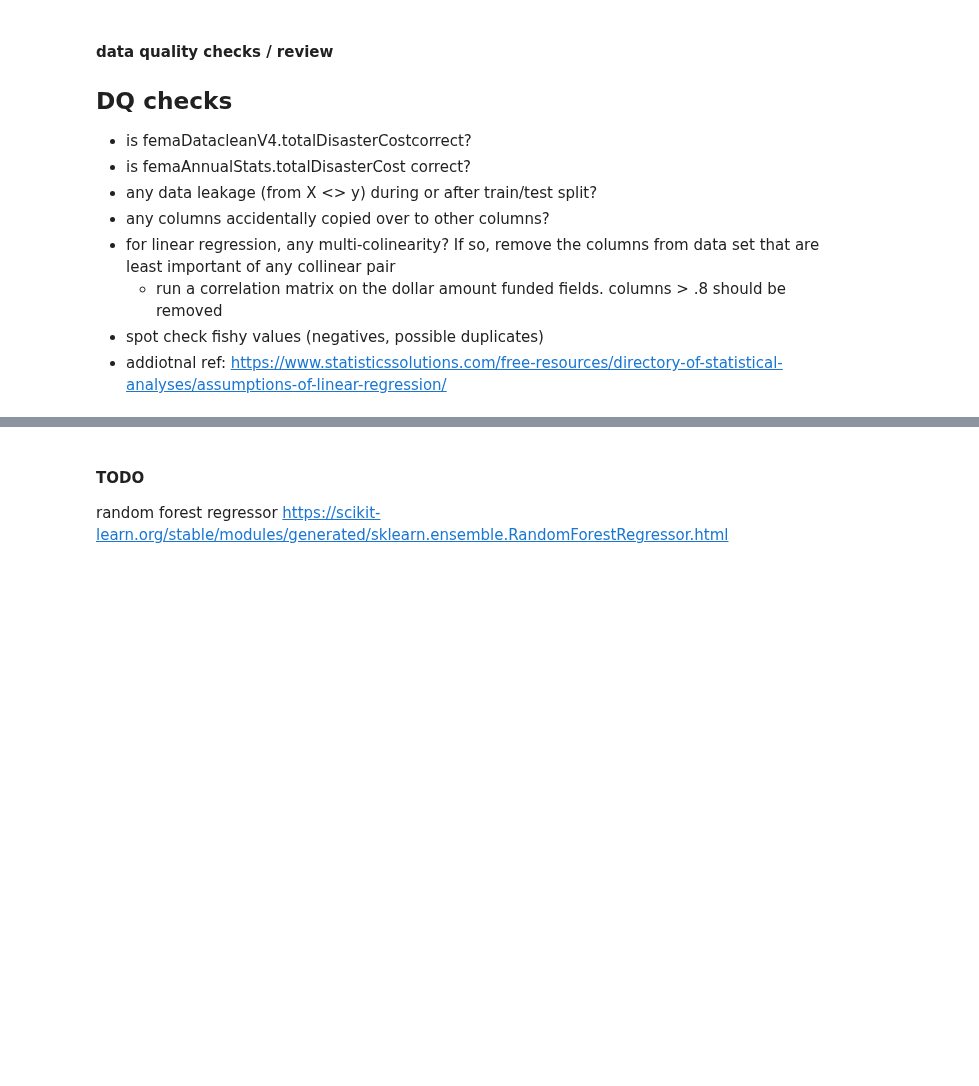
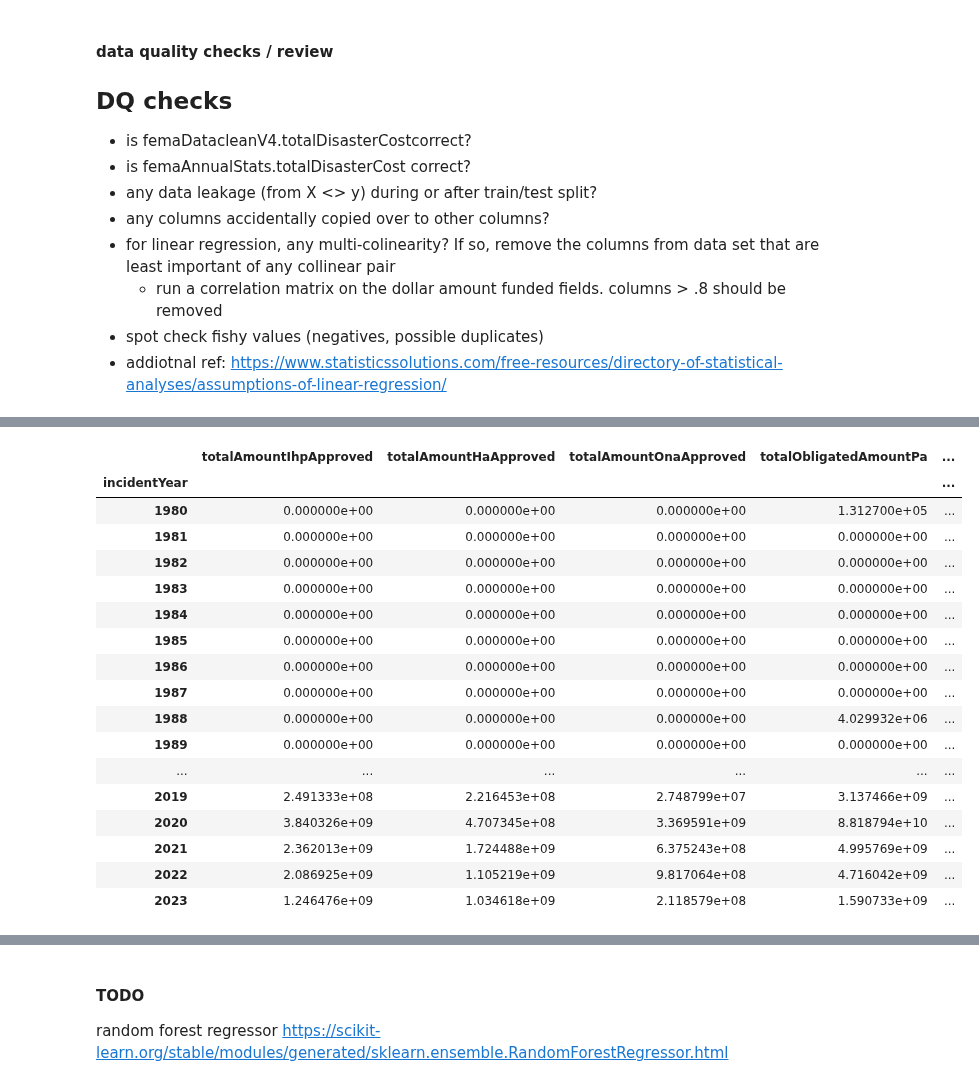
Before and after one commit to mdgarber/FEMADisasterCostForecasting, a Jupyter notebook: femadisastercostforecasting/notebooks/FEMA-Modeling.ipynb, the cells around one changed output, grey strips where cells are left out. Saved outputs shown, nothing was run; the diff lists cells and outputs as text; code cells hidden in the pictures; blank space fills up the shorter version.

```diff
--- a/femadisastercostforecasting/notebooks/FEMA-Modeling.ipynb
+++ b/femadisastercostforecasting/notebooks/FEMA-Modeling.ipynb
@@ -448,0 +473,21 @@ for row in femaDataCleanV4[['totalAmountIhpApproved', 'totalAmountHaApproved', '
+# %%
+femaAnnualStats[fundAmountCols]
+# %% [output]
+|  | totalAmountIhpApproved | totalAmountHaApproved | totalAmountOnaApproved | totalObligatedAmountPa | ... |
+| incidentYear |  |  |  |  | ... |
+| 1980 | 0.000000e+00 | 0.000000e+00 | 0.000000e+00 | 1.312700e+05 | ... |
+| 1981 | 0.000000e+00 | 0.000000e+00 | 0.000000e+00 | 0.000000e+00 | ... |
+| 1982 | 0.000000e+00 | 0.000000e+00 | 0.000000e+00 | 0.000000e+00 | ... |
+| 1983 | 0.000000e+00 | 0.000000e+00 | 0.000000e+00 | 0.000000e+00 | ... |
+| 1984 | 0.000000e+00 | 0.000000e+00 | 0.000000e+00 | 0.000000e+00 | ... |
+| 1985 | 0.000000e+00 | 0.000000e+00 | 0.000000e+00 | 0.000000e+00 | ... |
+| 1986 | 0.000000e+00 | 0.000000e+00 | 0.000000e+00 | 0.000000e+00 | ... |
+| 1987 | 0.000000e+00 | 0.000000e+00 | 0.000000e+00 | 0.000000e+00 | ... |
+| 1988 | 0.000000e+00 | 0.000000e+00 | 0.000000e+00 | 4.029932e+06 | ... |
+| 1989 | 0.000000e+00 | 0.000000e+00 | 0.000000e+00 | 0.000000e+00 | ... |
+| ... | ... | ... | ... | ... | ... |
+| 2019 | 2.491333e+08 | 2.216453e+08 | 2.748799e+07 | 3.137466e+09 | ... |
+| 2020 | 3.840326e+09 | 4.707345e+08 | 3.369591e+09 | 8.818794e+10 | ... |
+| 2021 | 2.362013e+09 | 1.724488e+09 | 6.375243e+08 | 4.995769e+09 | ... |
+| 2022 | 2.086925e+09 | 1.105219e+09 | 9.817064e+08 | 4.716042e+09 | ... |
+| 2023 | 1.246476e+09 | 1.034618e+09 | 2.118579e+08 | 1.590733e+09 | ... |
```
Also changed, not shown: parts of 12 cells of this notebook.
